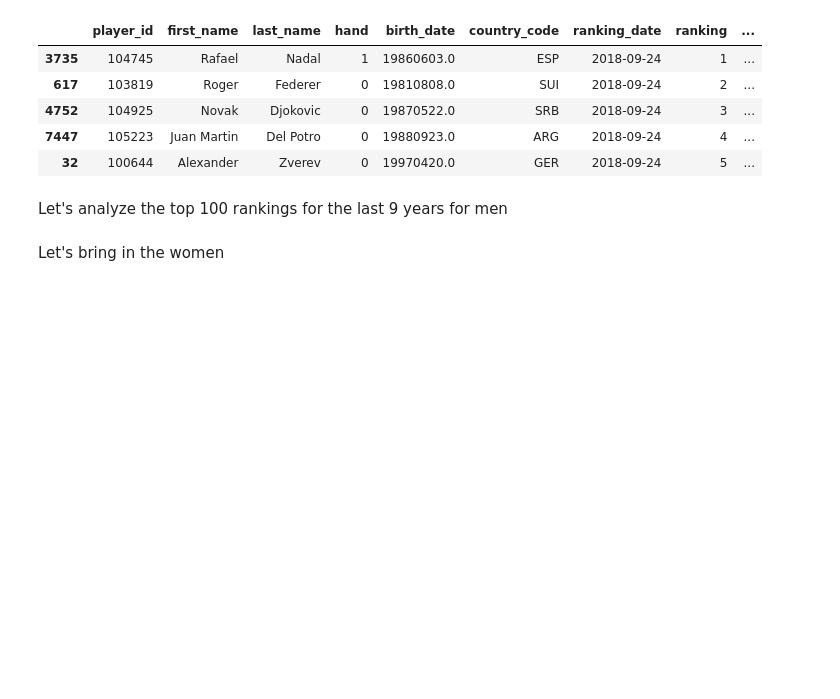
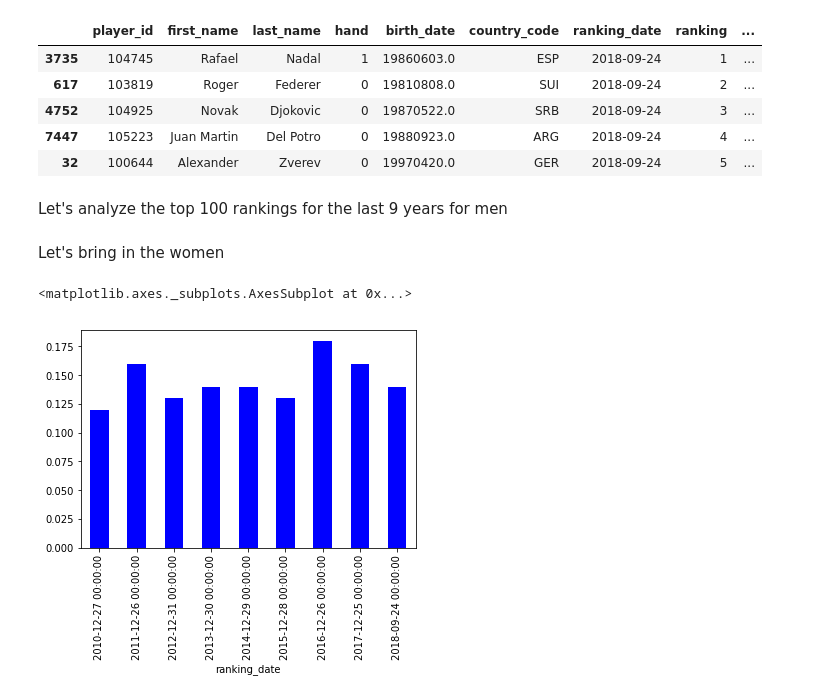
Before and after one commit to LambdaSchool/DS-Unit-1-Sprint-5-Data-Storytelling-Blog-Post, a Jupyter notebook: Project1.ipynb, the cells around one changed output. Cells and saved outputs as stored; diff of their text form; code cells hidden in the pictures; blank space fills up the shorter version.

```diff
--- a/Project1.ipynb
+++ b/Project1.ipynb
@@ -146,3 +146,8 @@ wtayear_end_rankings = [wtayear_end_ranking2010,wtayear_end_ranking2011, wtayear
 wtadf = pd.concat(wtayear_end_rankings)
 # %%
 WTAct = pd.crosstab(wtadf['ranking_date'], wtadf['hand'], normalize='index')
+# %%
+ATPct[1].plot.bar(color='blue')
+# %% [output]
+<matplotlib.axes._subplots.AxesSubplot at 0x...>
+[figure, added]
```
Also changed, not shown: parts of 10 cells of this notebook.
